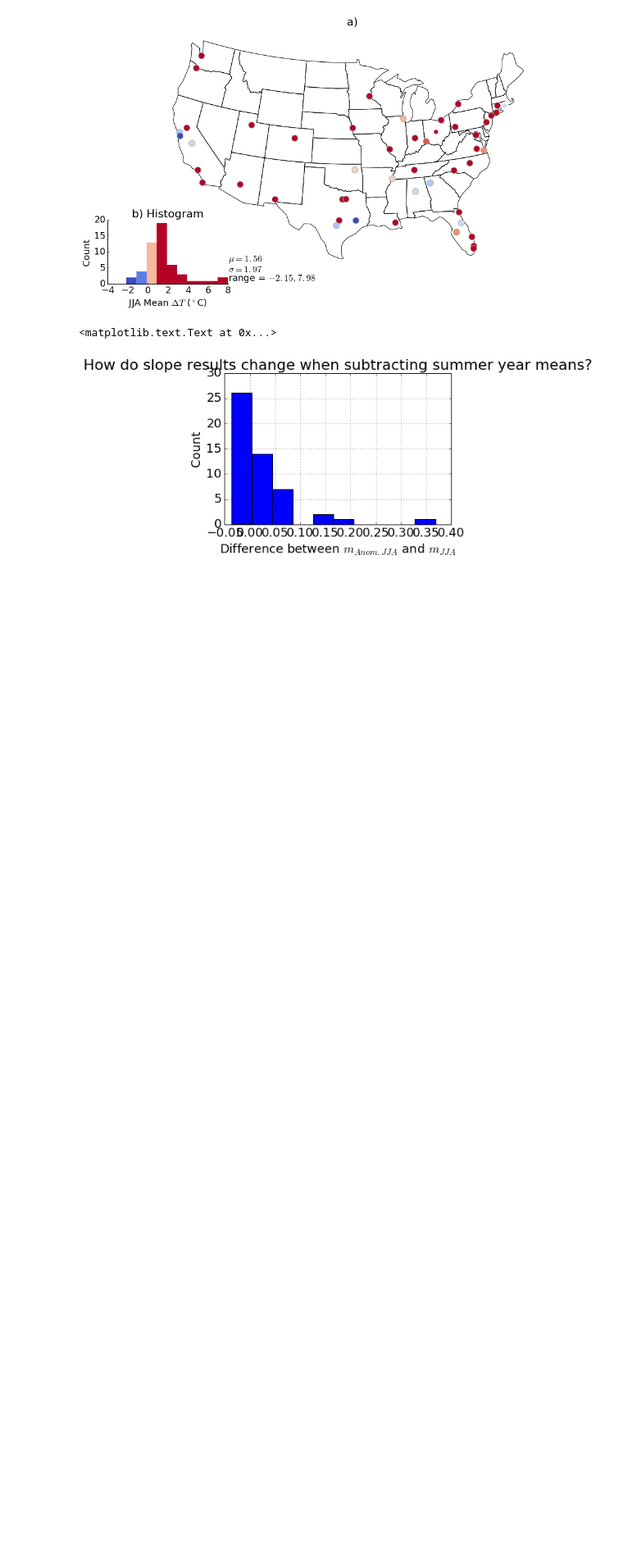
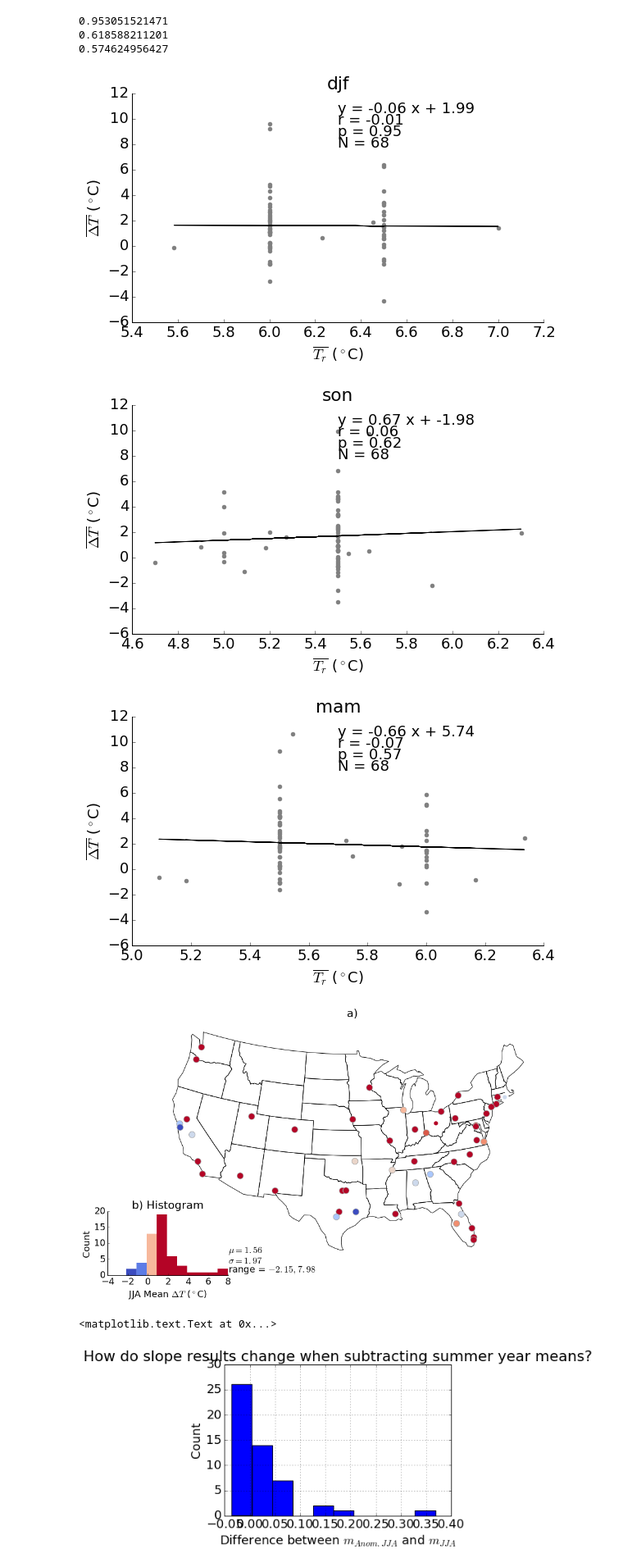
Before and after one commit to gottscott/heat, a Jupyter notebook: PaperFigures-short_period-seasons.ipynb, the cells around one changed output. Shown at 82% size. Saved outputs shown, nothing was run; the diff lists cells and outputs as text; code cells hidden in the pictures; blank space fills up the shorter version.

```diff
--- a/PaperFigures-short_period-seasons.ipynb
+++ b/PaperFigures-short_period-seasons.ipynb
@@ -417,8 +397,5 @@ finalhw = 50
 results_filepath = 'plots/version5/seasonal/'
 results_filename = 'US_results.csv'
 seasons = {'mam': (3,5), 'jja': (6,8), 'son':(9,11), 'djf': (2,12)}
-# %%
-seasons = {'mam': (3,5), 'jja': (6,8), 'son':(9,11), 'djf': (2,12)}
-start_month, end_month = seasons[season]
 # %%
 # Seasonal  UHI and temperature
@@ -744,0 +613,3 @@ results_df
+# %%
+results_filepath = 'plots/version5/seasonal/'
+results_filename = 'US_results.csv'
@@ -745,3 +630,7 @@ results_df
+# %%
+djf_df = pd.read_csv(results_filepath+'djf' +results_filename).set_index('City', drop = False)
+mam_df = pd.read_csv(results_filepath+'mam' +results_filename).set_index('City', drop = False)
+son_df = pd.read_csv(results_filepath+'son' +results_filename).set_index('City', drop = False)
 # %%
 city
 # %% [output]
@@ -756,5 +638,3 @@ results_filepath
-# %%
-results_df = pd.read_csv(results_filepath + results_filename).set_index('City')
 # %%
 # Figure 1
 ### map plot
@@ -1055,15 +961,23 @@ print(p)
 # %%
 # Figure 4: spatial variability, or, do hotter cities have less intense UHIs?
-plt.figure(figsize=[9,5])
-x = results_df['Mean JJA Rural Temp']
-y = results_df['Mean UHI']
-#plt.errorbar(x, y, yerr = UHI_std, fmt='o', color = 'DarkGray')
-m,r,p = hw_scatter(x,y,
-             '',
-             '$\overline{T_r}$ ($^\circ$C)', '$\overline{\Delta T}$ ($^\circ$C)')
-prettify_plot()
-plt.savefig(results_filepath+ 'meantempvsmeanUHI.pdf',bbox_inches='tight')
-print(p)
+for season, results_df in zip(['djf', 'son', 'mam'], [djf_df, son_df, mam_df]):
+    plt.figure(figsize=[9,5])
+    x = results_df['Mean Seasonal Rural Temp']
+    y = results_df['Mean UHI']
+    #plt.errorbar(x, y, yerr = UHI_std, fmt='o', color = 'DarkGray')
+    m,r,p = hw_scatter(x,y,
+                 '%s'%season,
+                 '$\overline{T_r}$ ($^\circ$C)', '$\overline{\Delta T}$ ($^\circ$C)')
+    prettify_plot()
+    plt.savefig(results_filepath+season+'meantempvsmeanUHI.pdf',bbox_inches='tight')
+    print(p)
+# %% [output]
+0.953051521471
+0.618588211201
+0.574624956427
+[figure, added]
+[figure, added]
+[figure, added]
 # %%
 drop_cities = ['Mesa','Long Beach', 'Grand Prairie', 'Virginia Beach', 'St. Paul' ]
 data = results_df['Mean UHI']#.drop(drop_cities, axis = 0)
```
Also changed, not shown: parts of 34 cells of this notebook.
